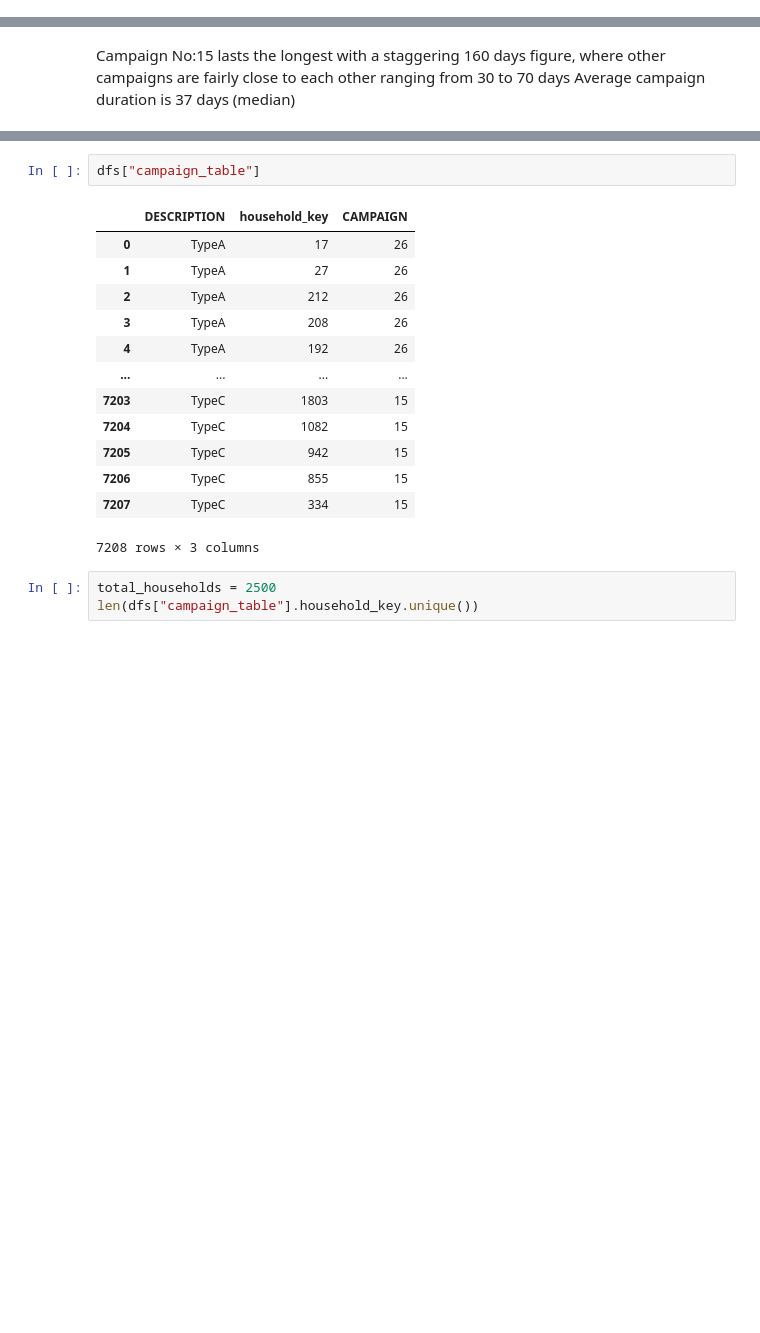
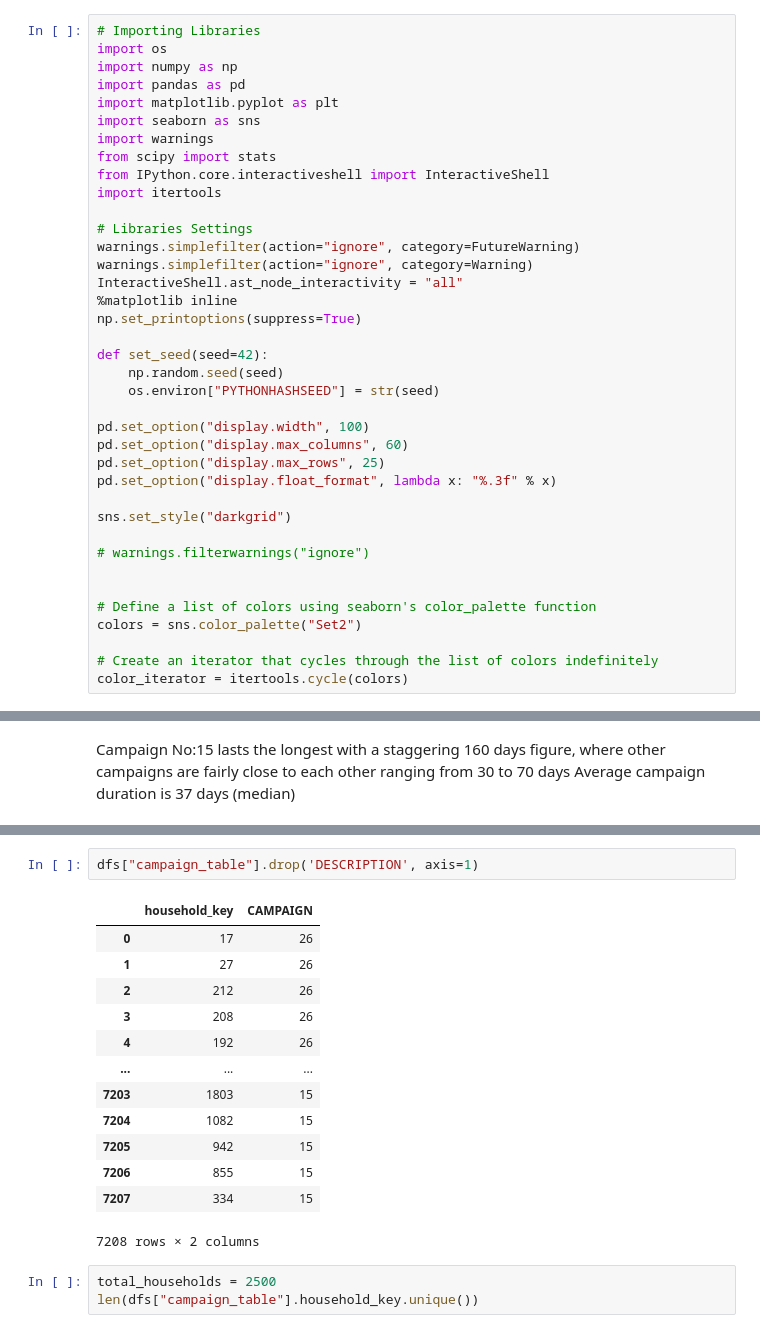
Before and after one commit to peyman886/Thesis, a Jupyter notebook: dunnhumby.ipynb, the cells around one changed output, grey strips where cells are left out. Drawn from its saved outputs; the diff is of its cells as text; blank space fills up the shorter version.

```diff
--- a/dunnhumby.ipynb
+++ b/dunnhumby.ipynb
@@ -10,6 +10,44 @@ sns.set_style("darkgrid")
 
 import warnings
 warnings.filterwarnings("ignore")
+# %%
+# Importing Libraries
+import os
+import numpy as np
+import pandas as pd
+import matplotlib.pyplot as plt
+import seaborn as sns
+import warnings
+from scipy import stats
+from IPython.core.interactiveshell import InteractiveShell
+import itertools
+
+# Libraries Settings
+warnings.simplefilter(action="ignore", category=FutureWarning)
+warnings.simplefilter(action="ignore", category=Warning)
+InteractiveShell.ast_node_interactivity = "all"
+%matplotlib inline
+np.set_printoptions(suppress=True)
+
+def set_seed(seed=42):
+    np.random.seed(seed)
+    os.environ["PYTHONHASHSEED"] = str(seed)
+
+pd.set_option("display.width", 100)
+pd.set_option("display.max_columns", 60)
+pd.set_option("display.max_rows", 25)
+pd.set_option("display.float_format", lambda x: "%.3f" % x)
+
+sns.set_style("darkgrid")
+
+# warnings.filterwarnings("ignore")
+
+
+# Define a list of colors using seaborn's color_palette function
+colors = sns.color_palette("Set2")
+
+# Create an iterator that cycles through the list of colors indefinitely
+color_iterator = itertools.cycle(colors)
 # %% [markdown]
 # Dataset
 # %% [markdown]
@@ -132,19 +157,19 @@ Campaign dataset contains identifying information for the marketing campaigns ea
 # %%
-dfs["campaign_table"]
+dfs["campaign_table"].drop('DESCRIPTION', axis=1)
 # %% [output]
-|  | DESCRIPTION | household_key | CAMPAIGN |
-| 0 | TypeA | 17 | 26 |
-| 1 | TypeA | 27 | 26 |
-| 2 | TypeA | 212 | 26 |
-| 3 | TypeA | 208 | 26 |
-| 4 | TypeA | 192 | 26 |
-| ... | ... | ... | ... |
-| 7203 | TypeC | 1803 | 15 |
-| 7204 | TypeC | 1082 | 15 |
-| 7205 | TypeC | 942 | 15 |
-| 7206 | TypeC | 855 | 15 |
-| 7207 | TypeC | 334 | 15 |
+|  | household_key | CAMPAIGN |
+| 0 | 17 | 26 |
+| 1 | 27 | 26 |
+| 2 | 212 | 26 |
+| 3 | 208 | 26 |
+| 4 | 192 | 26 |
+| ... | ... | ... |
+| 7203 | 1803 | 15 |
+| 7204 | 1082 | 15 |
+| 7205 | 942 | 15 |
+| 7206 | 855 | 15 |
+| 7207 | 334 | 15 |
-7208 rows × 3 columns
+7208 rows × 2 columns
 # %%
 total_households = 2500
 len(dfs["campaign_table"].household_key.unique())
```
Also changed, not shown: parts of 115 cells of this notebook.
